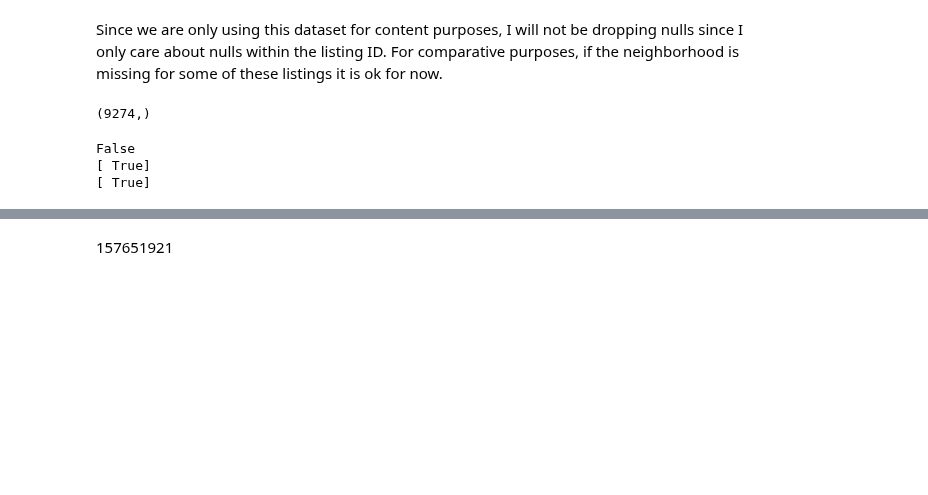
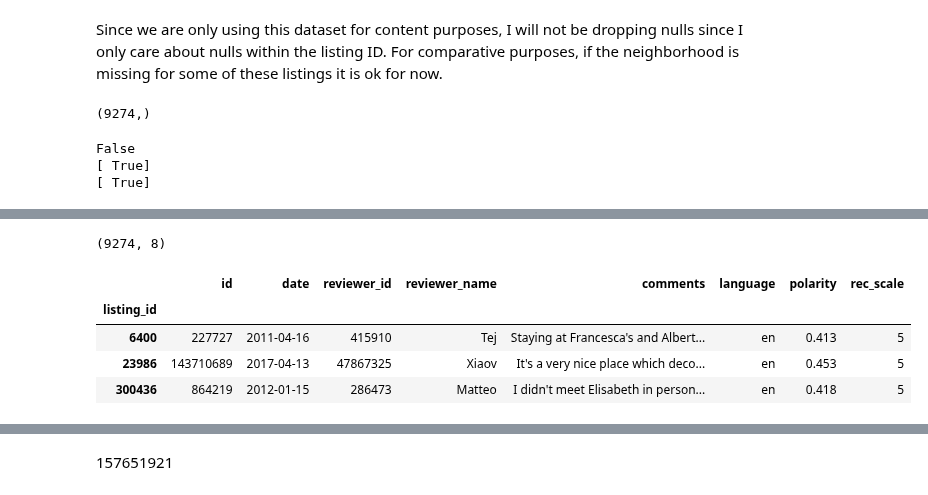
Before and after one commit to anat-jacobson/Airbnb-Recommender, a Jupyter notebook: Airbnb_Recommender_Collab_Filtering.ipynb, the cells around one changed output, grey strips where cells are left out. Cells and saved outputs as stored; diff of their text form; code cells hidden in the pictures; blank space fills up the shorter version.

```diff
--- a/Airbnb_Recommender_Collab_Filtering.ipynb
+++ b/Airbnb_Recommender_Collab_Filtering.ipynb
@@ -1300,0 +1307,4 @@ reviewer_df.head()
+# %%
+not_reviewed = final_df.copy()
+print(not_reviewed.shape)
+display(not_reviewed.head(3))
@@ -1300,0 +1317,4 @@ reviewer_df.head()
+# %%
+not_reviewed = not_reviewed.drop_duplicates(subset=['listing_id'])
+print(not_reviewed.shape)
+display(not_reviewed.head(3))
@@ -1300,0 +1327,11 @@ reviewer_df.head()
+# %%
+not_reviewed = not_reviewed.set_index('listing_id')
+print(not_reviewed.shape)
+display(not_reviewed.head(3))
+# %% [output]
+(9274, 8)
+|  | id | date | reviewer_id | reviewer_name | comments | language | polarity | rec_scale |
+| listing_id |  |  |  |  |  |  |  |  |
+| 6400 | 227727 | 2011-04-16 | 415910 | Tej | Staying at Francesca's and Albert... | en | 0.413 | 5 |
+| 23986 | 143710689 | 2017-04-13 | 47867325 | Xiaov | It's a very nice place which deco... | en | 0.453 | 5 |
+| 300436 | 864219 | 2012-01-15 | 286473 | Matteo | I didn't meet Elisabeth in person... | en | 0.418 | 5 |
```
Also changed, not shown: parts of 43 cells of this notebook.
